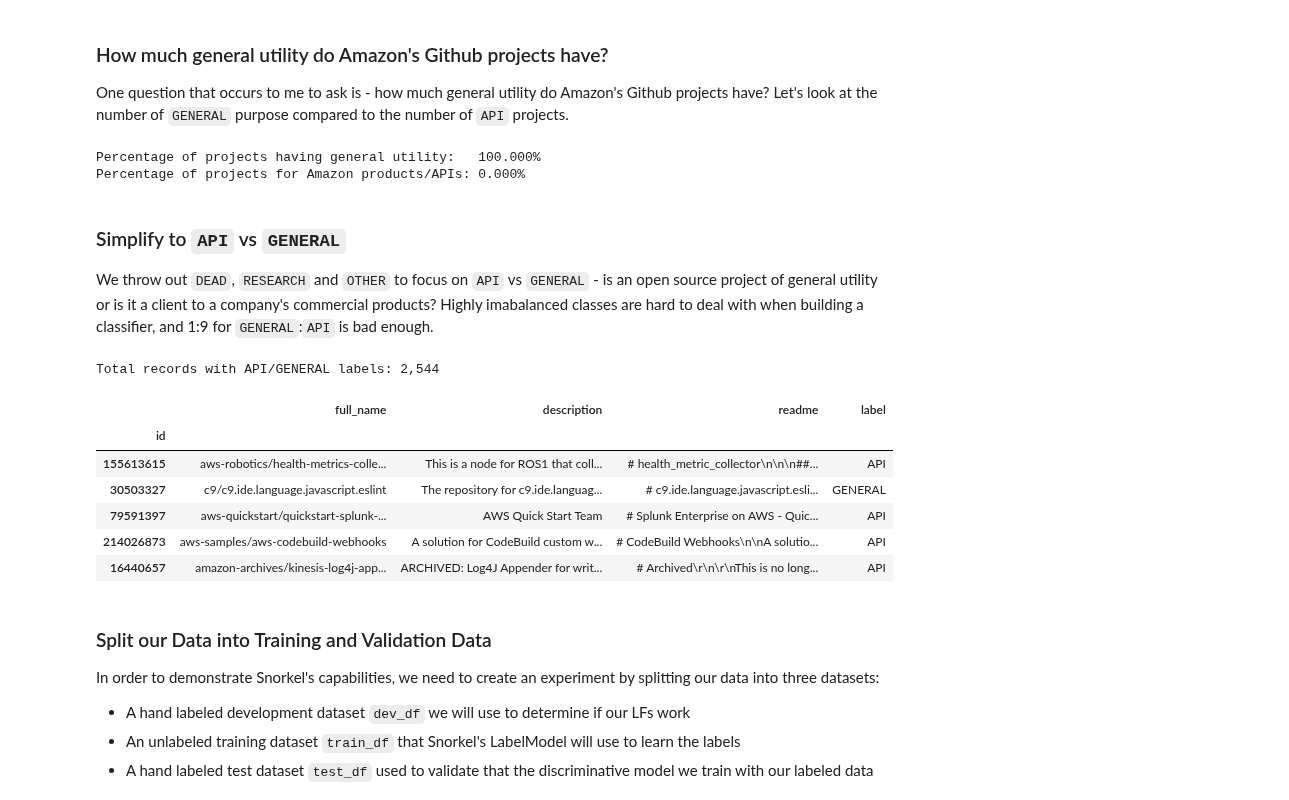
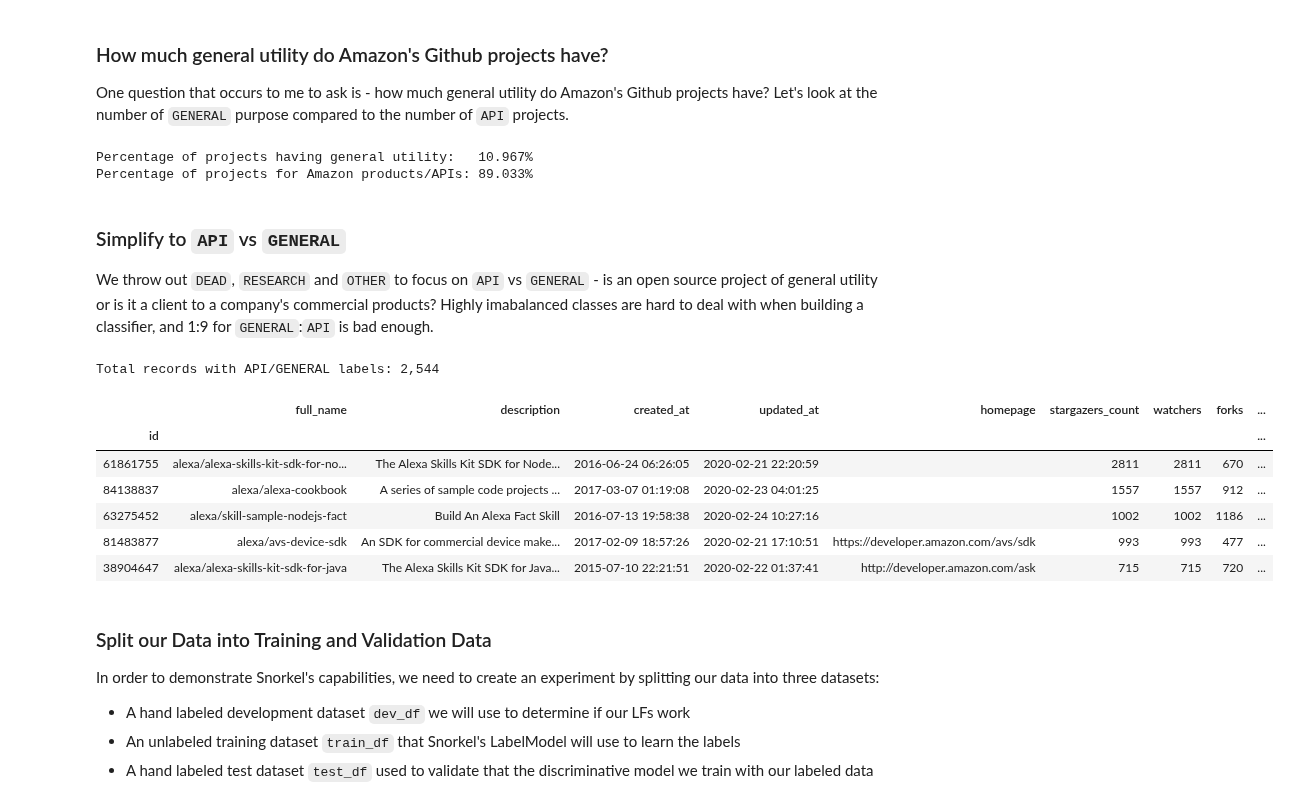
Before and after one commit to rjurney/weakly_supervised_learning_code, a Jupyter notebook: ch03/Introducing Snorkel.ipynb, the cells around one changed output. Saved outputs shown, nothing was run; the diff lists cells and outputs as text; code cells hidden in the pictures.

```diff
--- a/ch03/Introducing Snorkel.ipynb
+++ b/ch03/Introducing Snorkel.ipynb
@@ -65,0 +46,33 @@ readme_df.head()
+# %%
+# Show all columns to see the data menu :)
+pd.options.display.max_columns = None
+
+# Load the labeled data made up of Github API data and Github READMEs
+df = pd.read_json('../data/amazon_github_repos.json.bz2', lines=True, compression='bz2')
+
+# Trim the fields so we can see the data
+df = df[[
+    'id',
+    'full_name',
+    'description',
+    'created_at',
+    'updated_at',
+    'homepage',
+    'stargazers_count',
+    'watchers',
+    'forks',
+    'open_issues',
+    'license',
+    'readme',
+    'label'
+]]
+
+df['license'] = df['license'].apply(lambda x: x['name'] if x and 'name' in x else '')
+
+# Remove empties to avoid spaCy processing errors
+df = df.fillna('')
+
+# Set the index to the project ID
+df = df.set_index('id')
+
+df.head()
@@ -84,8 +105,8 @@ Name: label, dtype: int64
 
 One question that occurs to me to ask is - how much general utility do Amazon's Github projects have? Let's look at the number of `GENERAL` purpose compared to the number of `API` projects.
 # %%
-api_count     = readme_df[readme_df['label'] == '    API'].count(axis='index')['full_name']
-general_count = readme_df[readme_df['label'] == 'GENERAL'].count(axis='index')['full_name']
+api_count     = df[df['label'] == 'API'].count(axis='index')['full_name']
+general_count = df[df['label'] == 'GENERAL'].count(axis='index')['full_name']
 
 general_pct = 100 * (general_count / (api_count + general_count))
 api_pct     = 100 * (api_count / (api_count + general_count))
@@ -93,27 +114,27 @@ api_pct     = 100 * (api_count / (api_count + general_count))
 print(f'Percentage of projects having general utility:   {general_pct:,.3f}%')
 print(f'Percentage of projects for Amazon products/APIs: {api_pct:,.3f}%')
 # %% [output]
-Percentage of projects having general utility:   100.000%
-Percentage of projects for Amazon products/APIs: 0.000%
+Percentage of projects having general utility:   10.967%
+Percentage of projects for Amazon products/APIs: 89.033%
 # %% [markdown]
 ### Simplify to `API` vs `GENERAL`
 
 We throw out `DEAD`, `RESEARCH` and `OTHER` to focus on `API` vs `GENERAL` - is an open source project of general utility or is it a client to a company's commercial products? Highly imabalanced classes are hard to deal with when building a classifier, and 1:9 for `GENERAL`:`API` is bad enough.
 # %%
-df = readme_df[readme_df['label'].isin(['API', 'GENERAL'])]
+df = df[df['label'].isin(['API', 'GENERAL'])]
 
 print(f'Total records with API/GENERAL labels: {len(df.index):,}')
 
 df.head()
 # %% [output]
 Total records with API/GENERAL labels: 2,544
-|  | full_name | description | readme | label |
-| id |  |  |  |  |
-| 155613615 | aws-robotics/health-metrics-colle... | This is a node for ROS1 that coll... | # health_metric_collector\n\n\n##... | API |
-| 30503327 | c9/c9.ide.language.javascript.eslint | The repository for c9.ide.languag... | # c9.ide.language.javascript.esli... | GENERAL |
-| 79591397 | aws-quickstart/quickstart-splunk-... | AWS Quick Start Team | # Splunk Enterprise on AWS - Quic... | API |
-| 214026873 | aws-samples/aws-codebuild-webhooks | A solution for CodeBuild custom w... | # CodeBuild Webhooks\n\nA solutio... | API |
-| 16440657 | amazon-archives/kinesis-log4j-app... | ARCHIVED: Log4J Appender for writ... | # Archived\r\n\r\nThis is no long... | API |
+|  | full_name | description | created_at | updated_at | homepage | stargazers_count | watchers | forks | ... |
+| id |  |  |  |  |  |  |  |  | ... |
+| 61861755 | alexa/alexa-skills-kit-sdk-for-no... | The Alexa Skills Kit SDK for Node... | 2016-06-24 06:26:05 | 2020-02-21 22:20:59 |  | 2811 | 2811 | 670 | ... |
+| 84138837 | alexa/alexa-cookbook | A series of sample code projects ... | 2017-03-07 01:19:08 | 2020-02-23 04:01:25 |  | 1557 | 1557 | 912 | ... |
+| 63275452 | alexa/skill-sample-nodejs-fact | Build An Alexa Fact Skill | 2016-07-13 19:58:38 | 2020-02-24 10:27:16 |  | 1002 | 1002 | 1186 | ... |
+| 81483877 | alexa/avs-device-sdk | An SDK for commercial device make... | 2017-02-09 18:57:26 | 2020-02-21 17:10:51 | https://developer.amazon.com/avs/sdk | 993 | 993 | 477 | ... |
+| 38904647 | alexa/alexa-skills-kit-sdk-for-java | The Alexa Skills Kit SDK for Java... | 2015-07-10 22:21:51 | 2020-02-22 01:37:41 | http://developer.amazon.com/ask | 715 | 715 | 720 | ... |
 # %% [markdown]
 ### Split our Data into Training and Validation Data
 
```
Also changed, not shown: parts of 41 cells of this notebook.
